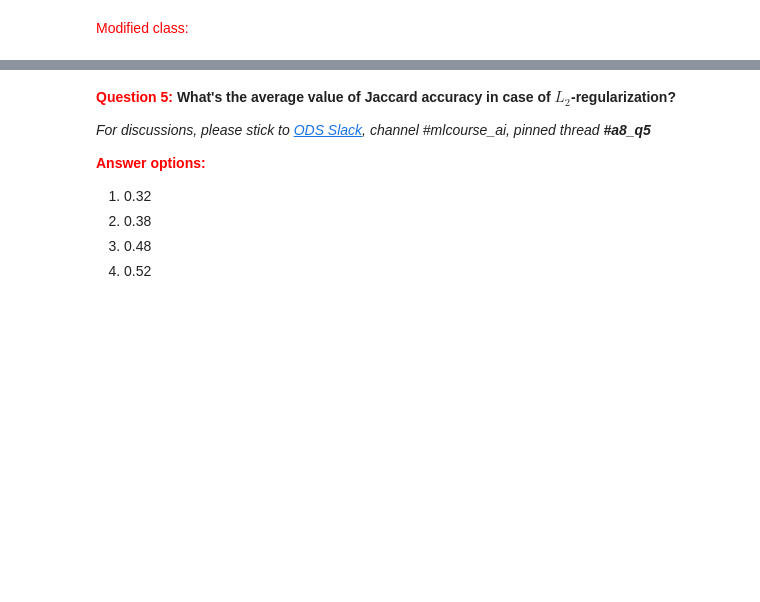
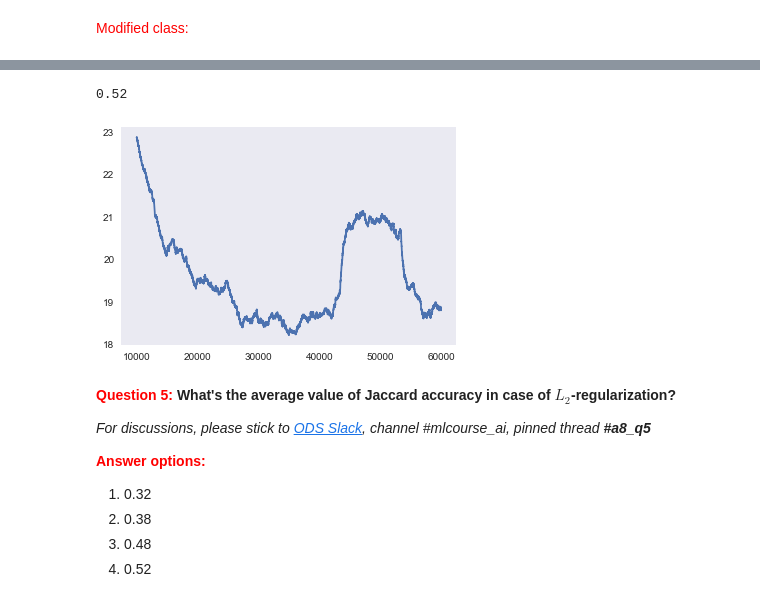
Before and after one commit to roundEgg/mlcourse.ai, a Jupyter notebook: jupyter_english/assignments_fall2018/assignment8_stackoverflow_logistic_regression.ipynb, the cells around one changed output, grey strips where cells are left out. Saved outputs shown, nothing was run; the diff lists cells and outputs as text; code cells hidden in the pictures; blank space fills up the shorter version.

```diff
--- a/jupyter_english/assignments_fall2018/assignment8_stackoverflow_logistic_regression.ipynb
+++ b/jupyter_english/assignments_fall2018/assignment8_stackoverflow_logistic_regression.ipynb
@@ -686,11 +666,13 @@ class LogRegressor():
             if sample_id < self.top_n_train:
                 # HERE'S YOUR CODE
                 # dLdw = ...
-                dLdw = (y - sigma)
+                dLdw = (y - sigma)# + self.l2_reg * self._w[tag]
                 delta = self.learning_rate*dLdw
                 for word in question:
                     # HERE'S YOUR CODE
                     # self._w[tag][self._vocab[word]] -= (- delta...
+                    self._w[tag][self._vocab[word]] -= (- delta +
+                        self.learning_rate * self.l2_reg * self._w[tag][self._vocab[word]])
                 self._b[tag] -= -delta
             else:
                 if predicted_tags is None:
@@ -698,6 +680,8 @@ class LogRegressor():
                 # HERE'S YOUR CODE
                 # if sigma... :
                 #     predicted_tags...
+                if sigma > 0.9:
+                    predicted_tags.append(tag)
 
         if sample_id % self.show_period == 0:
             n = sample_id + self.show_period
@@ -709,6 +693,8 @@ class LogRegressor():
         if predicted_tags is not None:
             # HERE'S YOUR CODE
             # Jaccard = ...
+            predicted_tags = set(predicted_tags)
+            Jaccard = len(predicted_tags & tags) / len(predicted_tags | tags)
             return pd.Series({'loss': sample_loss, 'Jaccard': Jaccard})
         else:
             return pd.Series({'loss': sample_loss, 'Jaccard': np.NaN})
@@ -744,8 +734,12 @@ metrics = model.fit_dataframe(df)
 # %%
 # HERE'S YOUR CODE
 # accuracy = ...
+accuracy = metrics.iloc[60000:].Jaccard.mean()
 print('{:.2f}'.format(accuracy))
 plot = plt.plot(pd.Series(metrics['loss'][:-10000]).rolling(10000).mean())
+# %% [output]
+0.52
+[figure, added]
 # %% [markdown]
 **<font color="red">Question 5:</font> What's the average value of Jaccard accuracy in case of $L_2$-regularization?**
 
```
Also changed, not shown: parts of 26 cells of this notebook.
